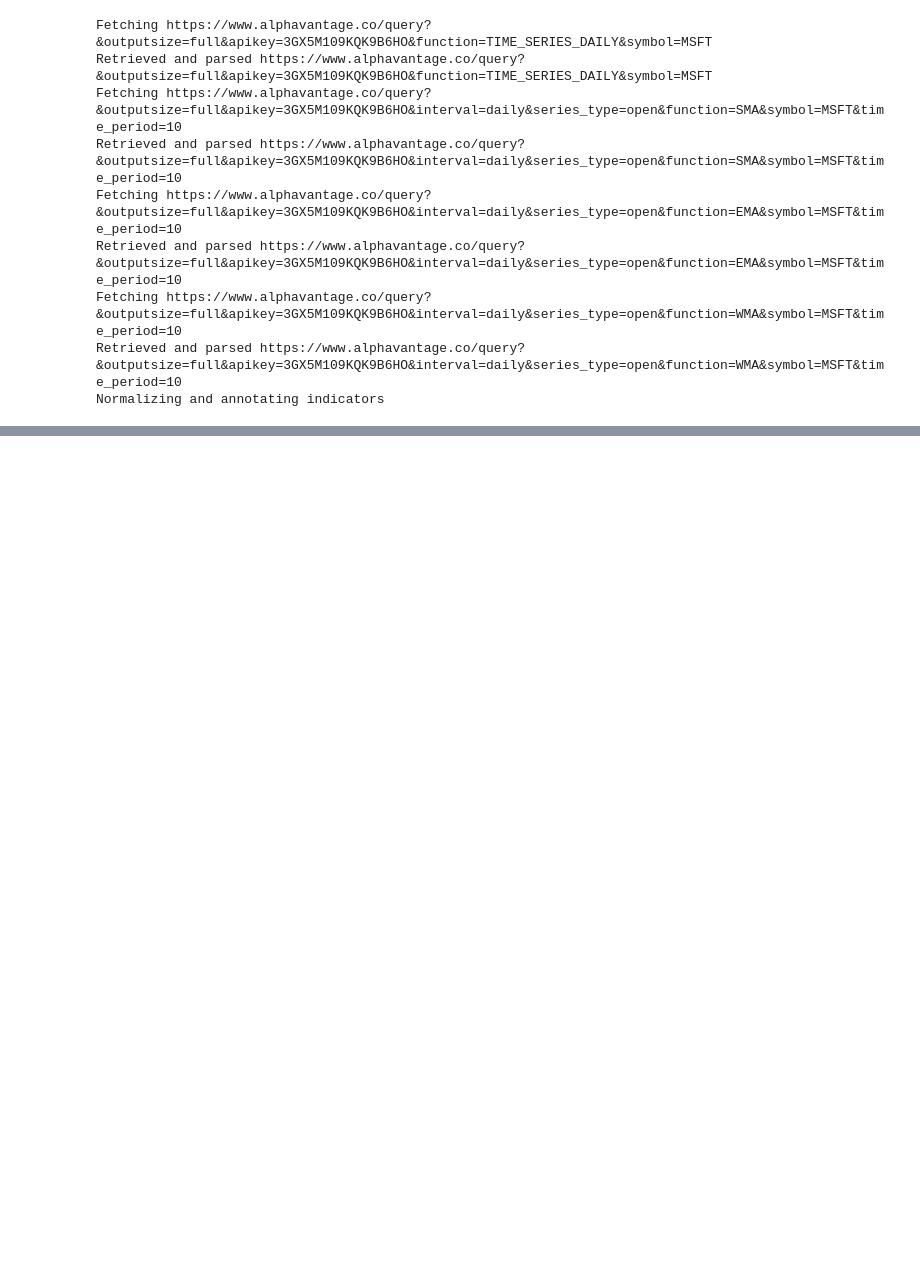
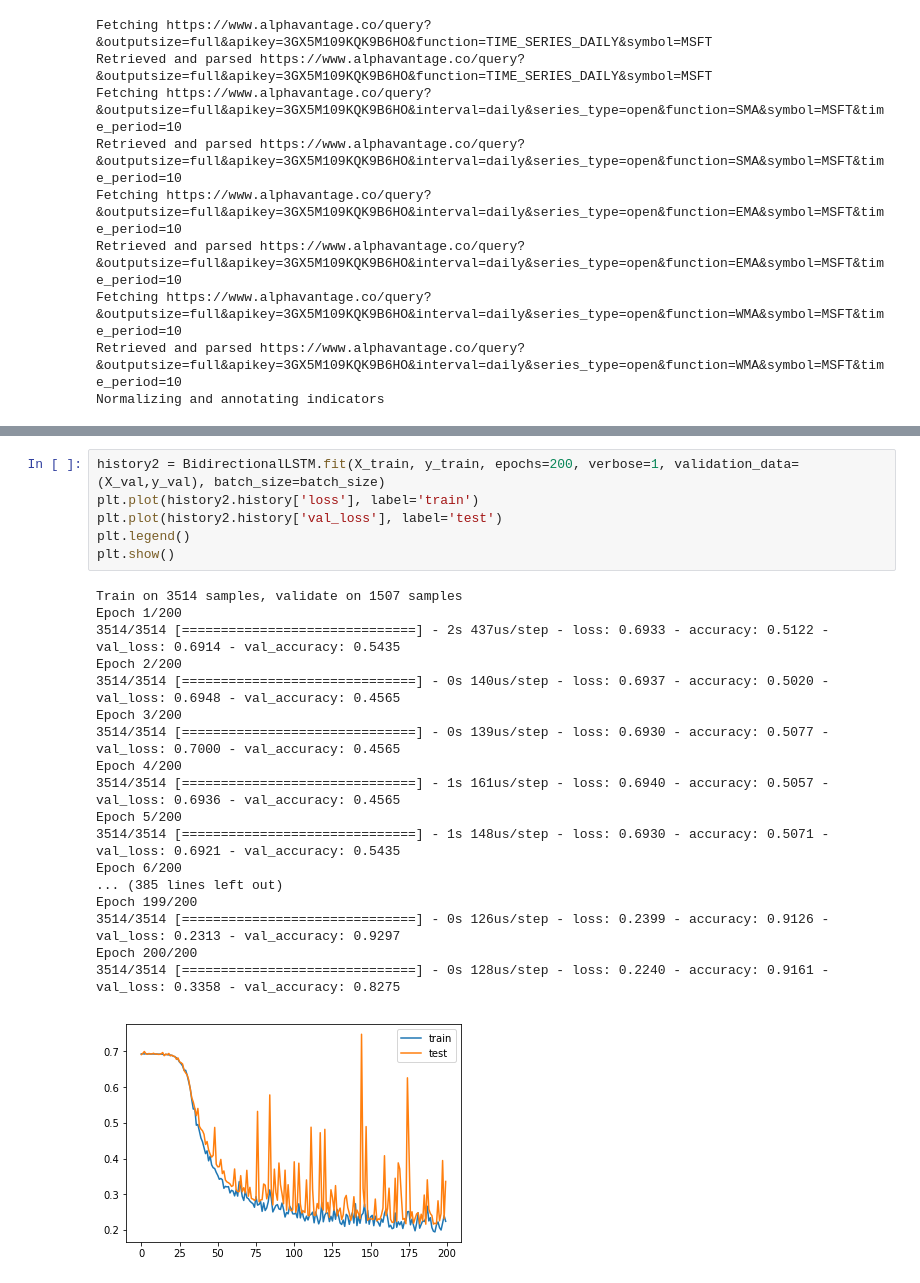
Before and after one commit to rHilkner/mc030, a Jupyter notebook: pfg.ipynb, the cells around one changed output, grey strips where cells are left out. Cells and saved outputs as stored; diff of their text form; blank space fills up the shorter version.

```diff
--- a/pfg.ipynb
+++ b/pfg.ipynb
@@ -272,0 +459,25 @@ Normalizing and annotating indicators
+# %%
+history2 = BidirectionalLSTM.fit(X_train, y_train, epochs=200, verbose=1, validation_data=(X_val,y_val), batch_size=batch_size)
+plt.plot(history2.history['loss'], label='train')
+plt.plot(history2.history['val_loss'], label='test')
+plt.legend()
+plt.show()
+# %% [output]
+Train on 3514 samples, validate on 1507 samples
+Epoch 1/200
+3514/3514 [==============================] - 2s 437us/step - loss: 0.6933 - accuracy: 0.5122 - val_loss: 0.6914 - val_accuracy: 0.5435
+Epoch 2/200
+3514/3514 [==============================] - 0s 140us/step - loss: 0.6937 - accuracy: 0.5020 - val_loss: 0.6948 - val_accuracy: 0.4565
+Epoch 3/200
+3514/3514 [==============================] - 0s 139us/step - loss: 0.6930 - accuracy: 0.5077 - val_loss: 0.7000 - val_accuracy: 0.4565
+Epoch 4/200
+3514/3514 [==============================] - 1s 161us/step - loss: 0.6940 - accuracy: 0.5057 - val_loss: 0.6936 - val_accuracy: 0.4565
+Epoch 5/200
+3514/3514 [==============================] - 1s 148us/step - loss: 0.6930 - accuracy: 0.5071 - val_loss: 0.6921 - val_accuracy: 0.5435
+Epoch 6/200
+... (385 lines left out)
+Epoch 199/200
+3514/3514 [==============================] - 0s 126us/step - loss: 0.2399 - accuracy: 0.9126 - val_loss: 0.2313 - val_accuracy: 0.9297
+Epoch 200/200
+3514/3514 [==============================] - 0s 128us/step - loss: 0.2240 - accuracy: 0.9161 - val_loss: 0.3358 - val_accuracy: 0.8275
+[figure, added]
```
Also changed, not shown: parts of 19 cells of this notebook, 2 other files.
